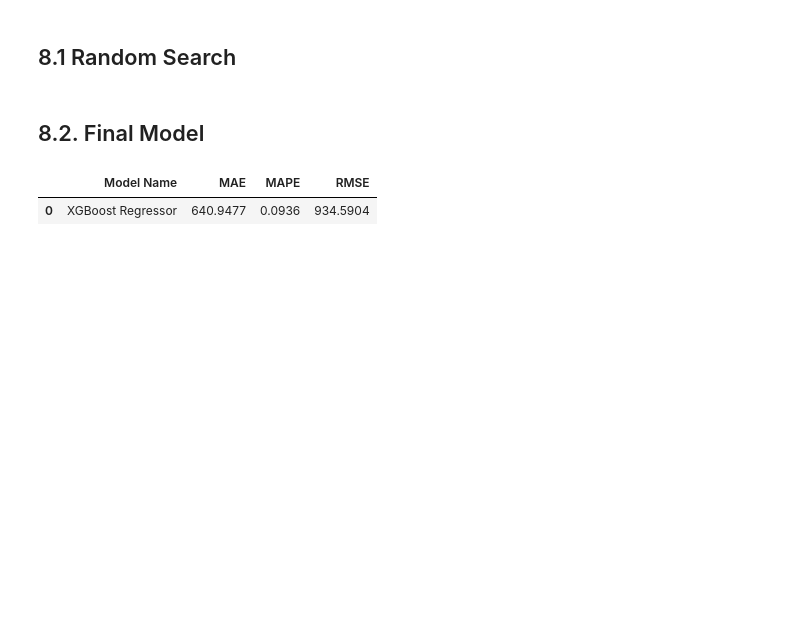
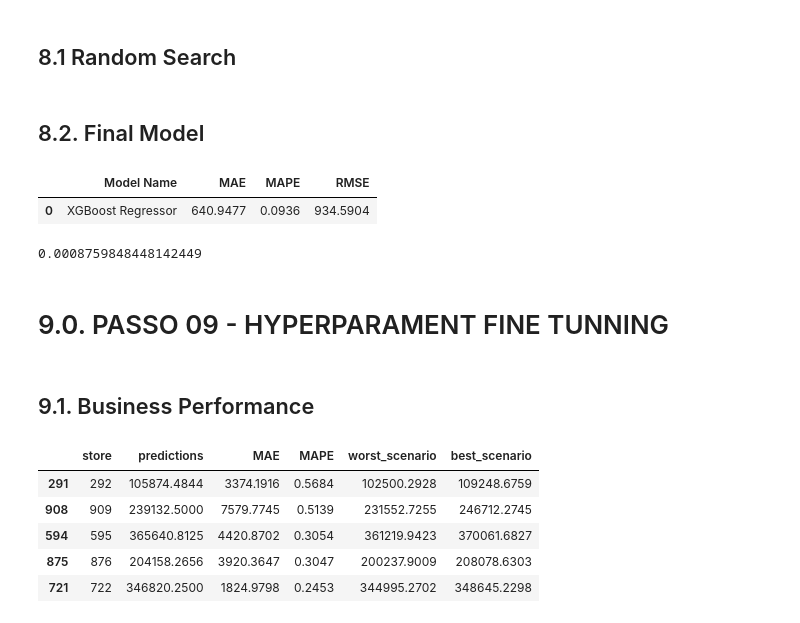
Before and after one commit to DaniloSantanaDS/rossmann-sales-store, a Jupyter notebook: notebooks/m04_store_sales_prediction_origin.ipynb, the cells around one changed output. Cells and saved outputs as stored; diff of their text form; code cells hidden in the pictures; blank space fills up the shorter version.

```diff
--- a/notebooks/m04_store_sales_prediction_origin.ipynb
+++ b/notebooks/m04_store_sales_prediction_origin.ipynb
@@ -1306,0 +1312,6 @@ xgb_result_tuned
+# %%
+mpe
+# %% [output]
+0.0008759848448142449
+# %% [markdown]
+# 9.0. PASSO 09 - HYPERPARAMENT FINE TUNNING
@@ -1306,0 +1324,2 @@ xgb_result_tuned
+# %% [markdown]
+## 9.1. Business Performance
@@ -1306,0 +1345,9 @@ xgb_result_tuned
+# %%
+df92.sort_values('MAPE', ascending=False).head()
+# %% [output]
+|  | store | predictions | MAE | MAPE | worst_scenario | best_scenario |
+| 291 | 292 | 105874.4844 | 3374.1916 | 0.5684 | 102500.2928 | 109248.6759 |
+| 908 | 909 | 239132.5000 | 7579.7745 | 0.5139 | 231552.7255 | 246712.2745 |
+| 594 | 595 | 365640.8125 | 4420.8702 | 0.3054 | 361219.9423 | 370061.6827 |
+| 875 | 876 | 204158.2656 | 3920.3647 | 0.3047 | 200237.9009 | 208078.6303 |
+| 721 | 722 | 346820.2500 | 1824.9798 | 0.2453 | 344995.2702 | 348645.2298 |
```
Also changed, not shown: parts of 12 cells of this notebook.
